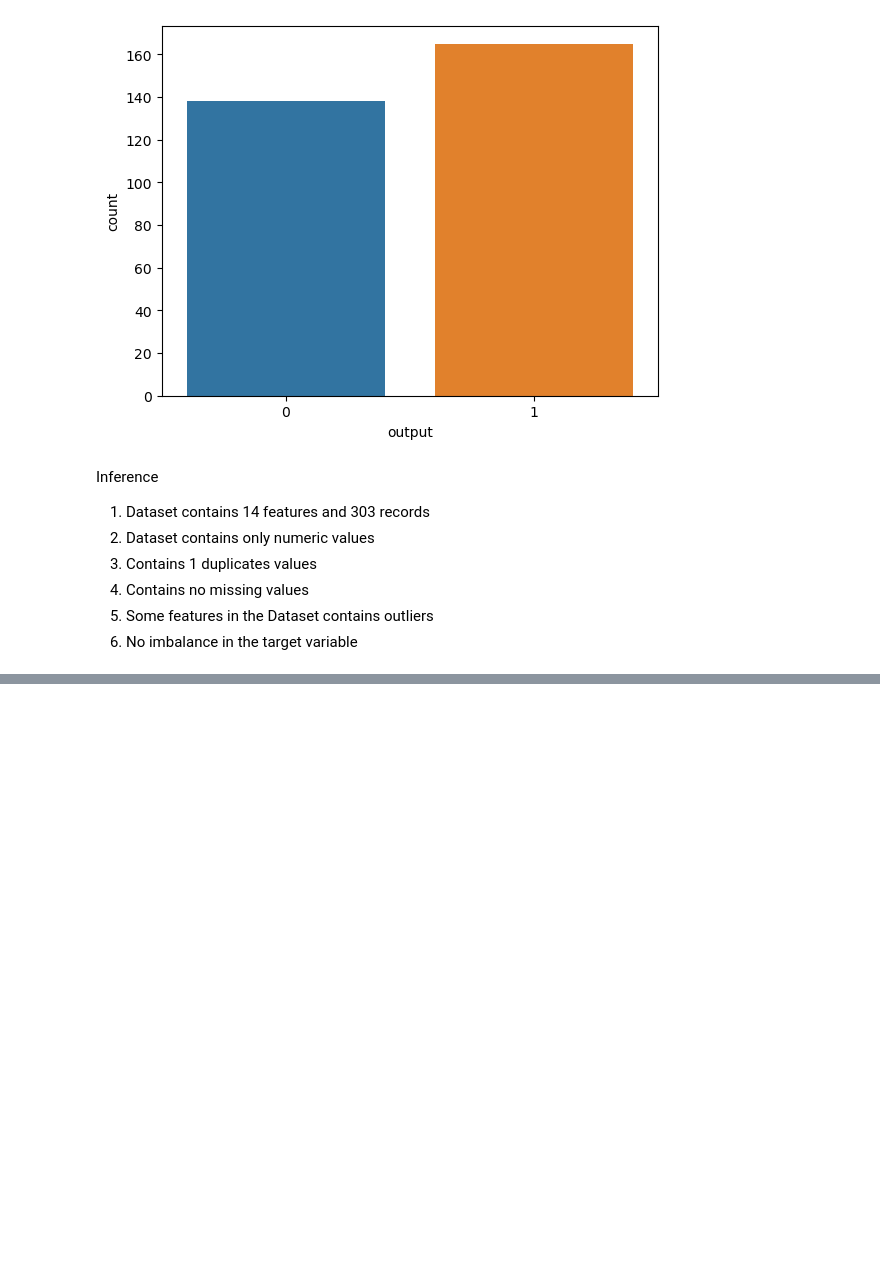
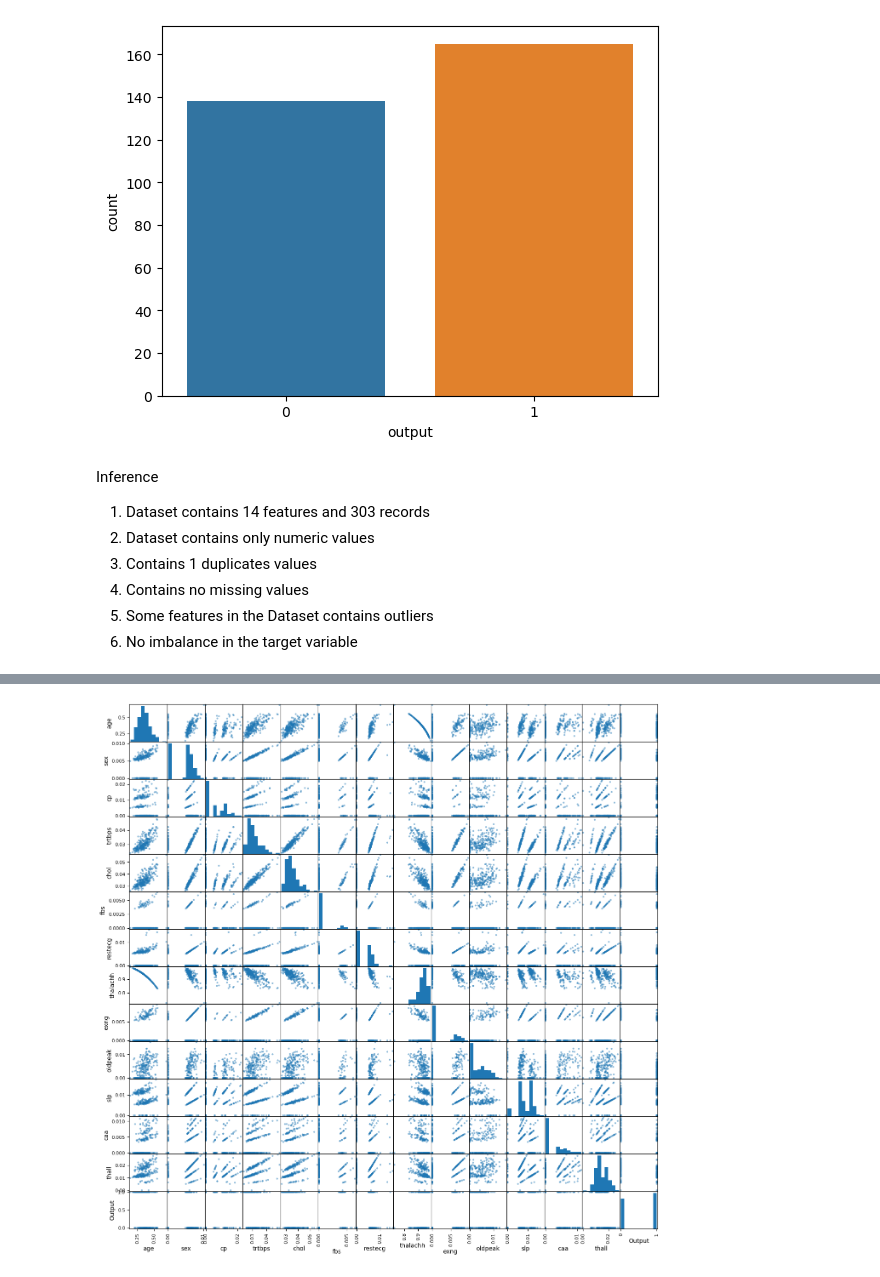
Before and after one commit to Joemi94/heart_failure_project, a Jupyter notebook: Heart_prediction.ipynb, the cells around one changed output, grey strips where cells are left out. Saved outputs shown, nothing was run; the diff lists cells and outputs as text; code cells hidden in the pictures; blank space fills up the shorter version.

```diff
--- a/Heart_prediction.ipynb
+++ b/Heart_prediction.ipynb
@@ -159,0 +328,7 @@ dfCopy.describe().T
+# %%
+#Generating a pairwise distribution
+scatter_matrix(normDf)
+plt.gcf().set_size_inches((16,16))
+plt.show()
+# %% [output]
+[figure, added]
```
Also changed, not shown: parts of 14 cells of this notebook.
